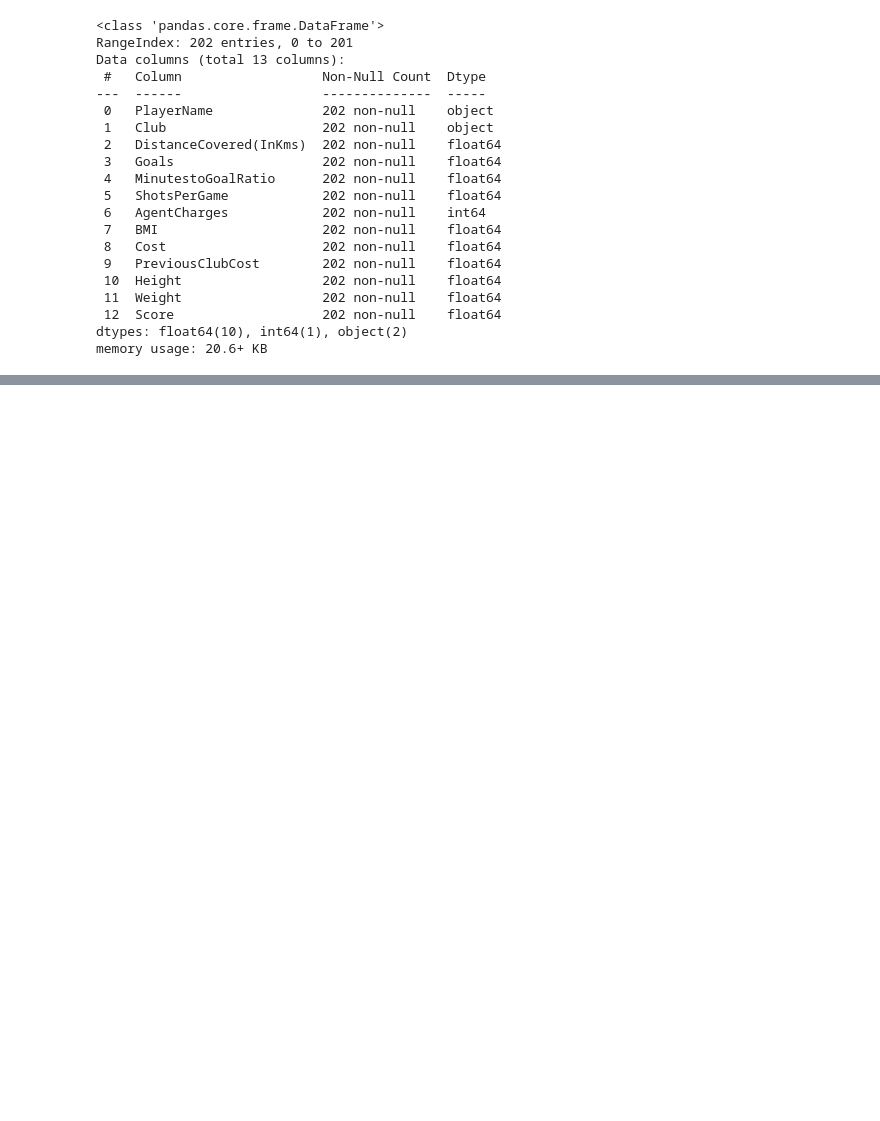
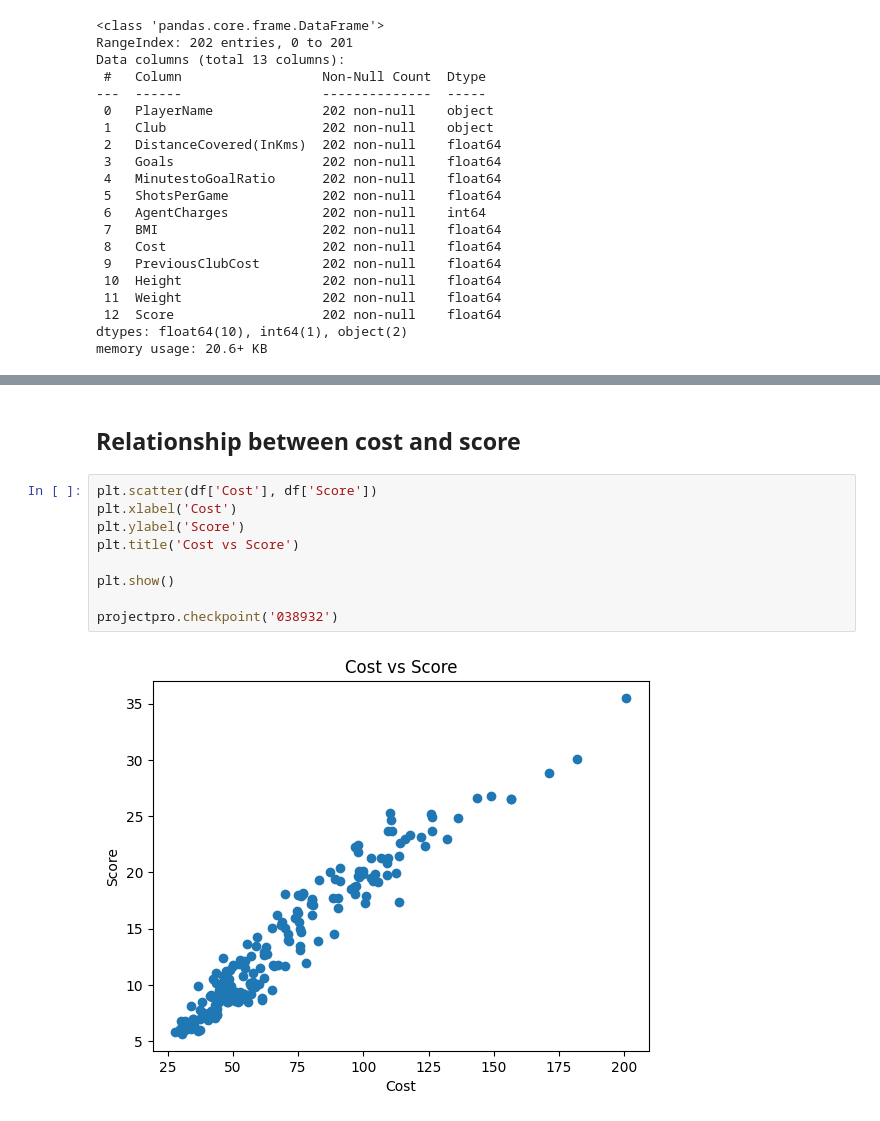
Before and after one commit to BernardoAguayoOrtega/linear-regression-model-project, a Jupyter notebook: regression.ipynb, the cells around one changed output, grey strips where cells are left out. Cells and saved outputs as stored; diff of their text form; blank space fills up the shorter version.

```diff
--- a/regression.ipynb
+++ b/regression.ipynb
@@ -140,0 +165,13 @@ df.describe(include='all')
+# %% [markdown]
+## Relationship between cost and score
+# %%
+plt.scatter(df['Cost'], df['Score'])
+plt.xlabel('Cost')
+plt.ylabel('Score')
+plt.title('Cost vs Score')
+
+plt.show()
+
+projectpro.checkpoint('038932')
+# %% [output]
+[figure, added]
```
Also changed, not shown: parts of 3 cells of this notebook.
